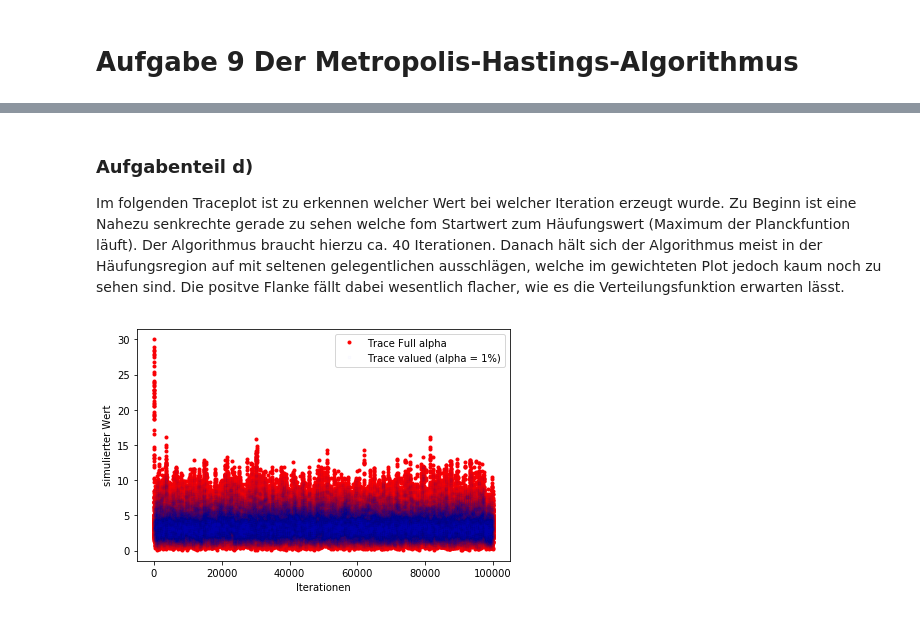
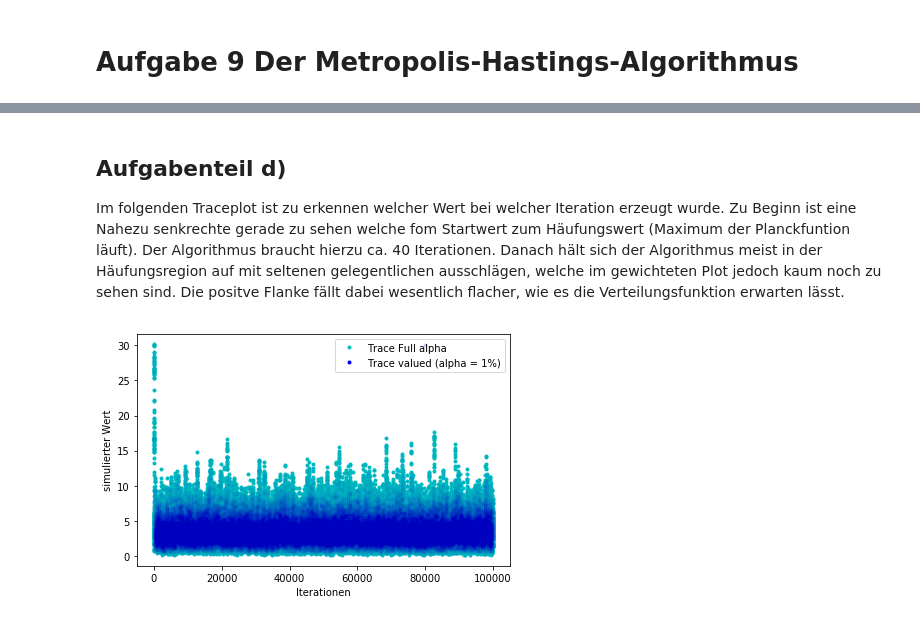
Before and after one commit to MagischeMiesmuschel/SMD_Uebung_WS1819, a Jupyter notebook: Abgabe3/Aufgabe9.ipynb, the cells around one changed output, grey strips where cells are left out. Cells and saved outputs as stored; diff of their text form; code cells hidden in the pictures.

```diff
--- a/Abgabe3/Aufgabe9.ipynb
+++ b/Abgabe3/Aufgabe9.ipynb
@@ -47,0 +54,11 @@ plt.show()
+# %%
+t,w=fMetro(2,30,100000) #Die Verteilung wird nach Angaben erstellt..
+plt.hist(w,bins='auto',normed=True,color='green',
+         label='Weihnachtsbaum')#..und geplottet
+ln = np.linspace(0.000001,8, 24)
+plt.plot(ln,f(ln),'yo',markersize=7,label='Christbaumkugeln')
+plt.plot(3,0.232,'r*',markersize=24.0,label='Stern')
+plt.xlabel('Weihnachts Carlo')
+plt.legend(loc='best')
+plt.tight_layout()
+plt.show()
@@ -48,5 +67,5 @@ plt.show()
 # %% [markdown]
-### Aufgabenteil d)
+## Aufgabenteil d)
 
 Im folgenden Traceplot ist zu erkennen welcher Wert bei welcher Iteration erzeugt wurde. Zu Beginn ist eine Nahezu
 senkrechte gerade zu sehen welche fom Startwert zum Häufungswert (Maximum der Planckfuntion läuft).
@@ -54,12 +73,13 @@ Der Algorithmus braucht hierzu ca. 40 Iterationen. Danach hält sich der Algorit
 Häufungsregion auf mit seltenen gelegentlichen ausschlägen, welche im gewichteten Plot jedoch kaum noch zu sehen sind.
 Die positve Flanke fällt dabei wesentlich flacher, wie es die Verteilungsfunktion erwarten lässt.
 # %%
-plt.plot(t,w,'r.',label='Trace Full alpha')
-plt.plot(t,w,'b.',alpha=0.01,label='Trace valued (alpha = 1%)')
+plt.plot(t,w,'c.',label='Trace Full alpha')
+plt.plot(t,w,'b.',alpha=0.01)
+plt.plot(80000,30,'b.',label='Trace valued (alpha = 1%)')
 plt.xlabel('Iterationen')
 plt.ylabel('simulierter Wert')
-plt.legend(loc='best')
+plt.legend(loc='upper right')
 plt.tight_layout()
 plt.show()
 # %% [output]
-[figure, old version]
+[figure, new version]
```
Also changed, not shown: parts of 7 cells of this notebook.
